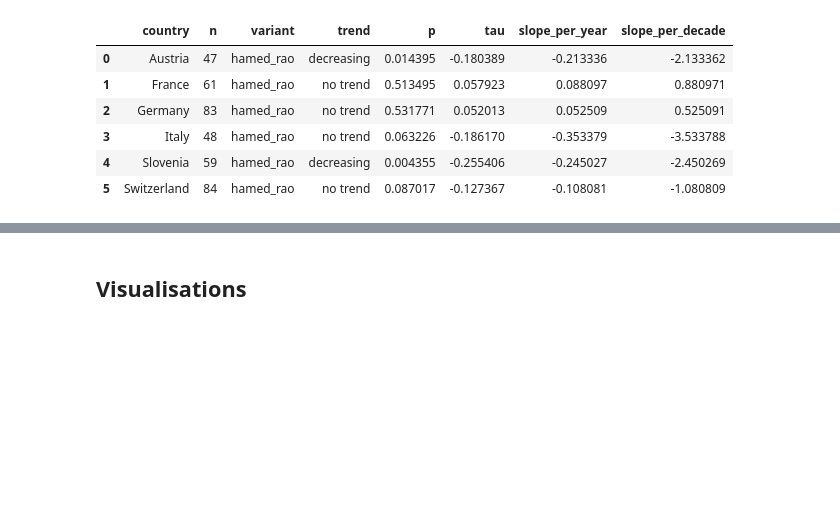
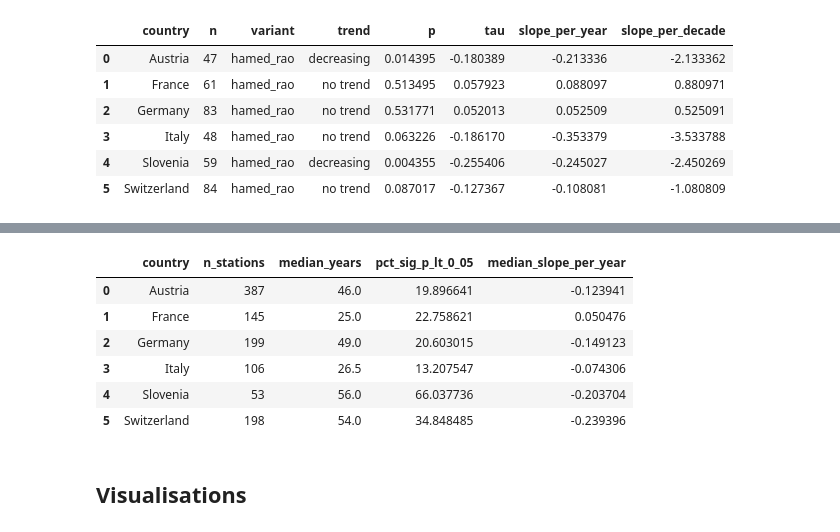
Before and after one commit to Mitch-P-Analyst/Europe_Snowpack_Depths, a Jupyter notebook: Notebooks/03_Statistical_Testing.ipynb, the cells around one changed output, grey strips where cells are left out. Drawn from its saved outputs; the diff is of its cells as text; code cells hidden in the pictures; blank space fills up the shorter version.

```diff
--- a/Notebooks/03_Statistical_Testing.ipynb
+++ b/Notebooks/03_Statistical_Testing.ipynb
@@ -208,3 +386,13 @@ mk_country_simple
+# %%
+country_summary
+# %% [output]
+|  | country | n_stations | median_years | pct_sig_p_lt_0_05 | median_slope_per_year |
+| 0 | Austria | 387 | 46.0 | 19.896641 | -0.123941 |
+| 1 | France | 145 | 25.0 | 22.758621 | 0.050476 |
+| 2 | Germany | 199 | 49.0 | 20.603015 | -0.149123 |
+| 3 | Italy | 106 | 26.5 | 13.207547 | -0.074306 |
+| 4 | Slovenia | 53 | 56.0 | 66.037736 | -0.203704 |
+| 5 | Switzerland | 198 | 54.0 | 34.848485 | -0.239396 |
 # %% [markdown]
 ## Visualisations
 # %%
```
Also changed, not shown: parts of 4 cells of this notebook.
